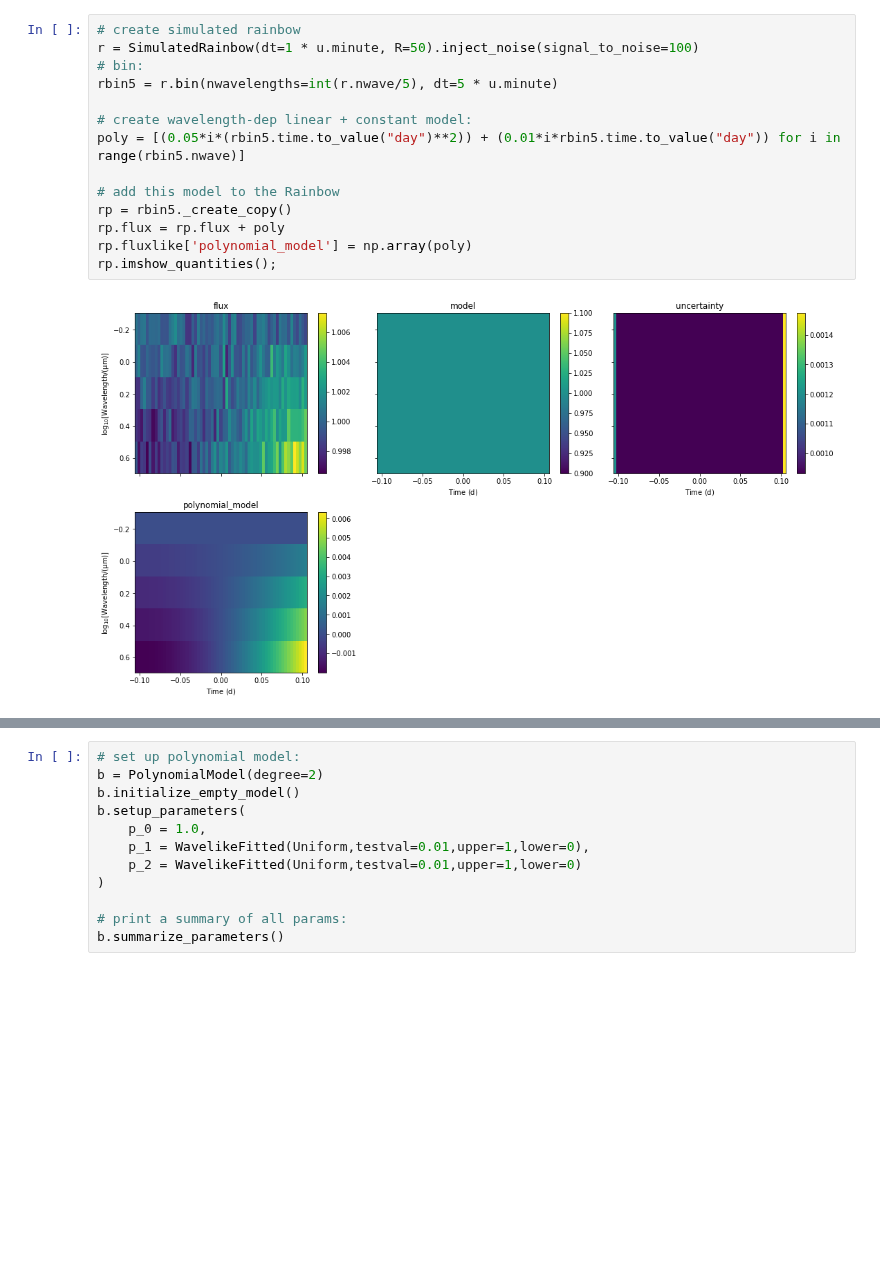
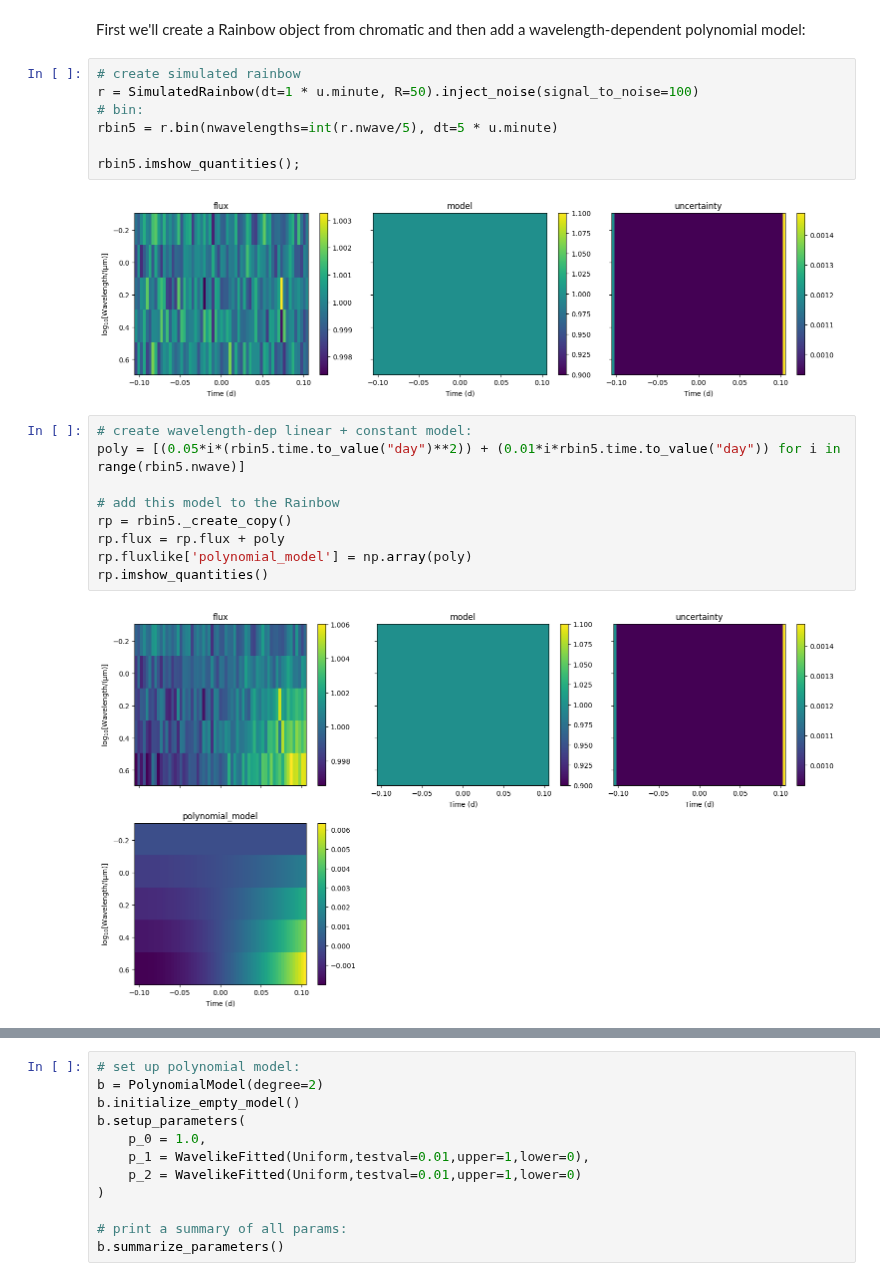
Before and after one commit to catrionamurray/chromatic_fitting, a Jupyter notebook: docs/tutorial_for_polynomial_fitting.ipynb, the cells around one changed output, grey strips where cells are left out. Cells and saved outputs as stored; diff of their text form; blank space fills up the shorter version.

```diff
--- a/docs/tutorial_for_polynomial_fitting.ipynb
+++ b/docs/tutorial_for_polynomial_fitting.ipynb
@@ -12,9 +12,15 @@ Running on numpy v1.22.1
+# %% [markdown]
+First we'll create a Rainbow object from chromatic and then add a wavelength-dependent polynomial model:
+# %%
+# create simulated rainbow
+r = SimulatedRainbow(dt=1 * u.minute, R=50).inject_noise(signal_to_noise=100)
+# bin:
+rbin5 = r.bin(nwavelengths=int(r.nwave/5), dt=5 * u.minute)
+
+rbin5.imshow_quantities();
+# %% [output]
+[figure, added]
 # %%
-# create simulated rainbow
-r = SimulatedRainbow(dt=1 * u.minute, R=50).inject_noise(signal_to_noise=100)
-# bin:
-rbin5 = r.bin(nwavelengths=int(r.nwave/5), dt=5 * u.minute)
-
 # create wavelength-dep linear + constant model:
 poly = [(0.05*i*(rbin5.time.to_value("day")**2)) + (0.01*i*rbin5.time.to_value("day")) for i in range(rbin5.nwave)]
 
@@ -22,6 +28,6 @@ poly = [(0.05*i*(rbin5.time.to_value("day")**2)) + (0.01*i*rbin5.time.to_value("
 rp = rbin5._create_copy()
 rp.flux = rp.flux + poly
 rp.fluxlike['polynomial_model'] = np.array(poly)
-rp.imshow_quantities();
+rp.imshow_quantities()
 # %% [output]
-[figure, old version]
+[figure, new version]
```
Also changed, not shown: parts of 13 cells of this notebook, 25 other files.
